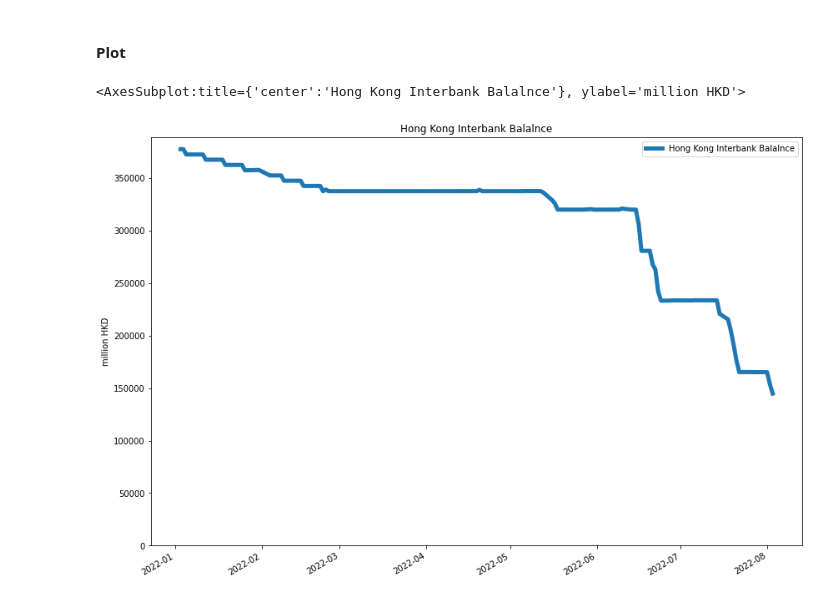
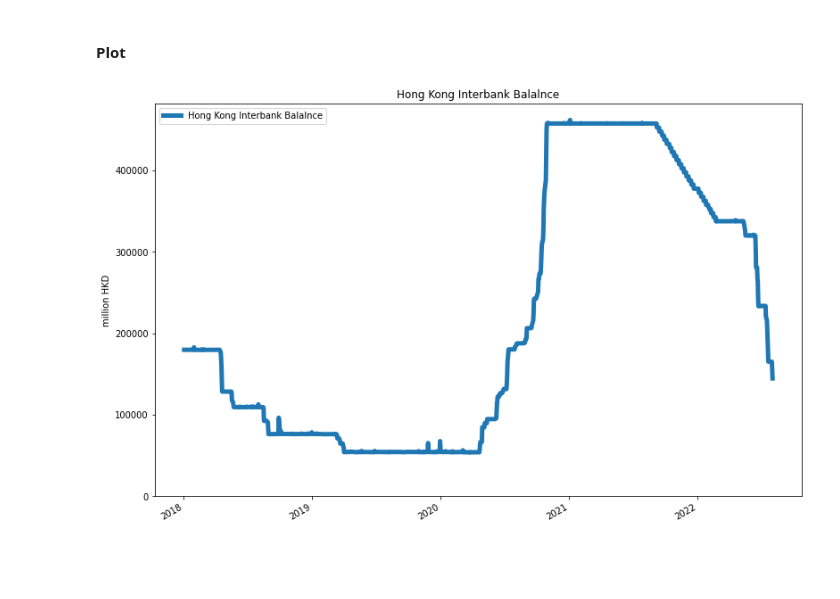
Before and after one commit to quantumsnowball/hong-kong-interbank-liquidity-plot, a Jupyter notebook: plot.ipynb, the cells around one changed output. Cells and saved outputs as stored; diff of their text form; code cells hidden in the pictures; blank space fills up the shorter version.

Commit message:
download 5 years data

```diff
--- a/plot.ipynb
+++ b/plot.ipynb
@@ -11,7 +12,7 @@ import json
 # %% [markdown]
 #### Globals
 # %%
-START = '2022-01-01'
+START = '2018-01-01'
 END = '2022-08-03'
 # %% [markdown]
 #### Utility Functions
@@ -71,11 +88,13 @@ for d in dates:
 # %% [markdown]
 #### Plot
 # %%
-clean = {d:v for d,v in data.items() if v}
+clean = {d: v for d, v in data.items() if v}
 series = pd.Series(clean.values(),
-               index=pd.to_datetime(list(clean.keys())),
-               name='Hong Kong Interbank Balalnce')
-series.plot(figsize=(13, 9), ylim=(0,None), title=series.name, legend=series.name, ylabel='million HKD', lw=5)
+                   index=pd.to_datetime(list(clean.keys())),
+                   name='Hong Kong Interbank Balalnce')
+fig, ax = plt.subplots(1, 1, figsize=(13, 9))
+series.plot(ax=ax, ylim=(0, None), title=series.name,
+            legend=series.name, ylabel='million HKD', lw=5)
+fig.savefig('plot.png', transparent=False)
 # %% [output]
-<AxesSubplot:title={'center':'Hong Kong Interbank Balalnce'}, ylabel='million HKD'>
-[figure, old version]
+[figure, new version]
```
Also changed, not shown: parts of 3 cells of this notebook, 3 other files.
